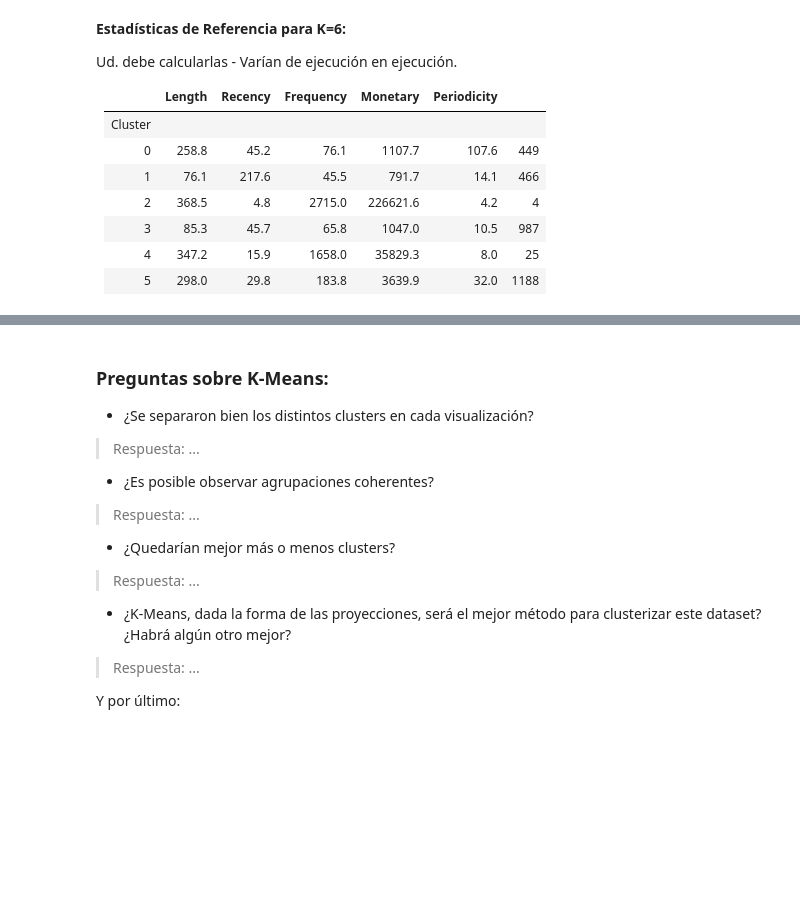
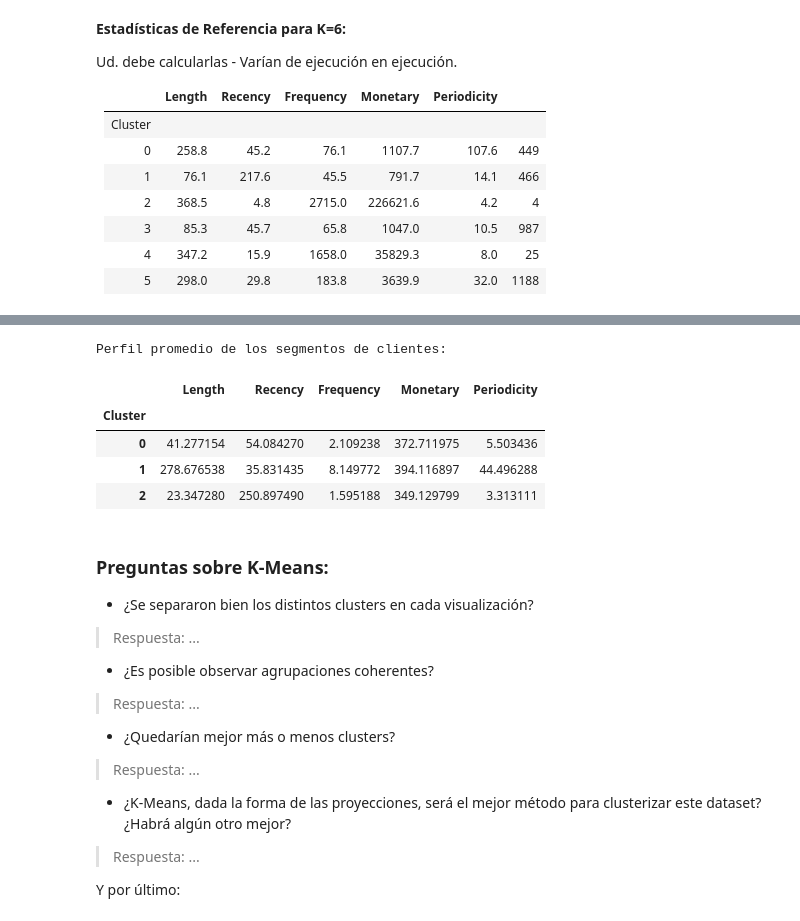
Before and after one commit to BAFCS/MDS7202, a Jupyter notebook: Labs/Lab_5/Lab5_enunciado.ipynb, the cells around one changed output, grey strips where cells are left out. Drawn from its saved outputs; the diff is of its cells as text; code cells hidden in the pictures; blank space fills up the shorter version.

```diff
--- a/Labs/Lab_5/Lab5_enunciado.ipynb
+++ b/Labs/Lab_5/Lab5_enunciado.ipynb
@@ -416,0 +414,10 @@ Ud. debe calcularlas - Varían de ejecución en ejecución.
+# %%
+# Aquí calcule K-Means
+pipeline_final_kmeans = Pipeline( #mismo pipeline anterior
+    steps=[
+        ("extractor", extractor),
+        ("escalado", preprocesador),
+        ("kmeans", KMeans(n_clusters=3, random_state=42))
+    ]
+)
+pipeline_final_kmeans.fit(df_retail)
@@ -417,7 +433,28 @@ Ud. debe calcularlas - Varían de ejecución en ejecución.
 # %%
 # Utilice la siguiente función para graficar k-means. kmeans_labels = clusters obtenidos por k-means.
-kmeans_labels = None
-plot_dim_reductions(pca_proj, tsne_proj, umap_proj, name="KMeans K=6", colors=kmeans_labels)
+kmeans_labels = pipeline_final_kmeans.named_steps['kmeans'].labels_
+plot_dim_reductions(pca_proj, tsne_proj, umap_proj, name="KMeans K=3", colors=kmeans_labels)
+# %%
+# extractor para obtener los valores (length, recency, etc.)
+df_lrmfp = extractor.transform(df_retail)
+
+df_lrmfp['Cluster'] = kmeans_labels
+
+df_lrmfp.drop(columns=['Customer ID'], inplace=True)  # Se elima Customer ID para que no afecte el cálculo de promedios
+
+# promedios por cluster
+perfil_clusters = df_lrmfp.groupby('Cluster').mean()
+
+# tabla de promedios
+print("Perfil promedio de los segmentos de clientes:")
+display(perfil_clusters)
+# %% [output]
+Perfil promedio de los segmentos de clientes:
+|  | Length | Recency | Frequency | Monetary | Periodicity |
+| Cluster |  |  |  |  |  |
+| 0 | 41.277154 | 54.084270 | 2.109238 | 372.711975 | 5.503436 |
+| 1 | 278.676538 | 35.831435 | 8.149772 | 394.116897 | 44.496288 |
+| 2 | 23.347280 | 250.897490 | 1.595188 | 349.129799 | 3.313111 |
 # %%
 # Aquí grafique el Heatmap
 ...
```
Also changed, not shown: parts of 2 cells of this notebook.
